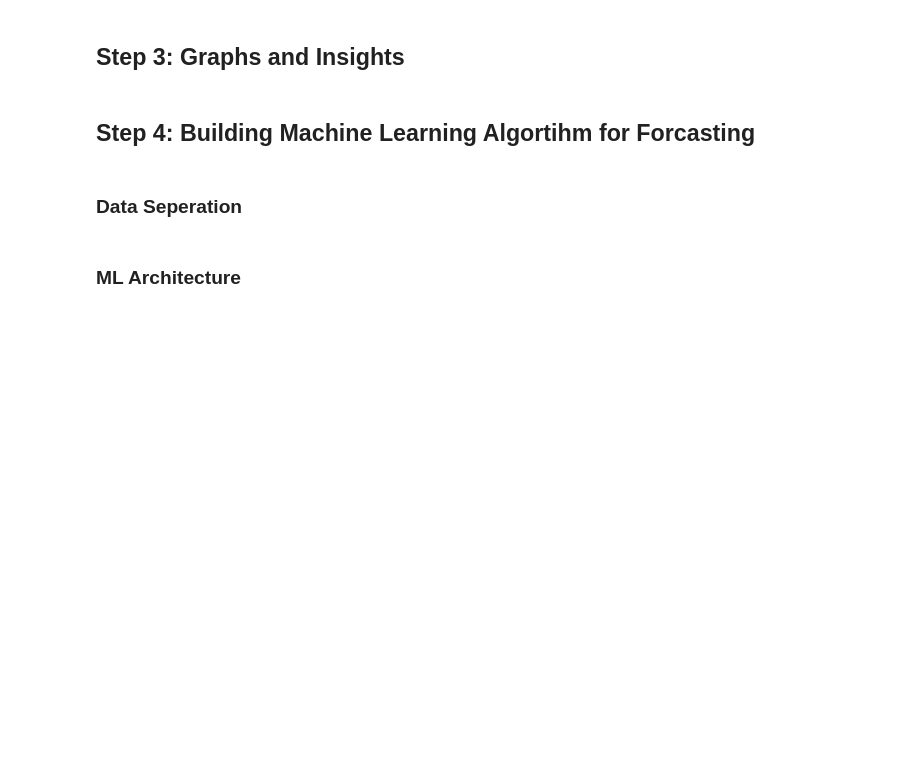
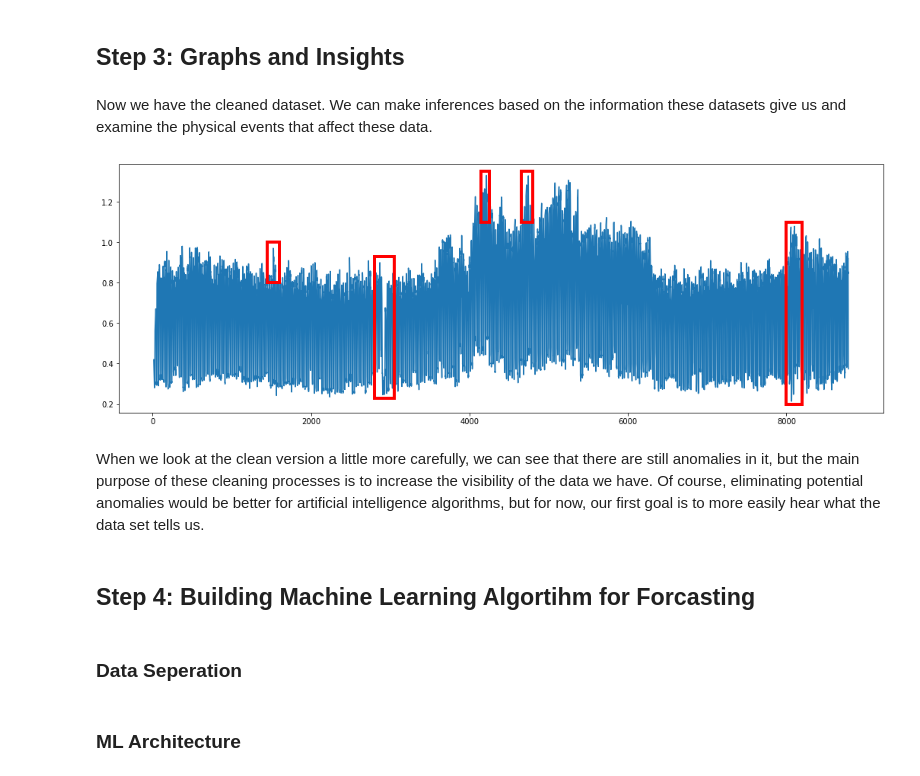
Before and after one commit to AliErenAkkoyun/full-data-science-project, a Jupyter notebook: Untitled.ipynb, the cells around one changed output. Cells and saved outputs as stored; diff of their text form; code cells hidden in the pictures; blank space fills up the shorter version.

```diff
--- a/Untitled.ipynb
+++ b/Untitled.ipynb
@@ -398,5 +415,39 @@ plt.show()
 # %% [markdown]
 ## Step 3: Graphs and Insights
+# %% [markdown]
+Now we have the cleaned dataset. We can make inferences based on the information these datasets give us and examine the physical events that affect these data.
+# %%
+import matplotlib.patches as pltpat
+
+plt.figure(figsize=(18,6))
+
+plt.plot(clean_dataset, zorder=1)
+
+plt.gca().add_patch(
+    pltpat.Rectangle((1450, 0.8), 150, 0.2, edgecolor='red', facecolor='none', lw=4, zorder=2)
+)
+
+plt.gca().add_patch(
+    pltpat.Rectangle((2800, 0.23), 250, 0.7, edgecolor='red', facecolor='none', lw=4, zorder=2)
+)
+
+plt.gca().add_patch(
+    pltpat.Rectangle((4150, 1.1), 100, 0.25, edgecolor='red', facecolor='none', lw=4, zorder=2)
+)
+
+plt.gca().add_patch(
+    pltpat.Rectangle((4650, 1.1), 150, 0.25, edgecolor='red', facecolor='none', lw=4, zorder=2)
+)
+
+plt.gca().add_patch(
+    pltpat.Rectangle((8000, 0.2), 200, 0.9, edgecolor='red', facecolor='none', lw=4, zorder=2)
+)
+
+plt.show()
+# %% [output]
+[figure, added]
+# %% [markdown]
+When we look at the clean version a little more carefully, we can see that there are still anomalies in it, but the main purpose of these cleaning processes is to increase the visibility of the data we have. Of course, eliminating potential anomalies would be better for artificial intelligence algorithms, but for now, our first goal is to more easily hear what the data set tells us.
 # %% [markdown]
 ## Step 4: Building Machine Learning Algortihm for Forcasting
 # %% [markdown]
```
Also changed, not shown: parts of 5 cells of this notebook.
